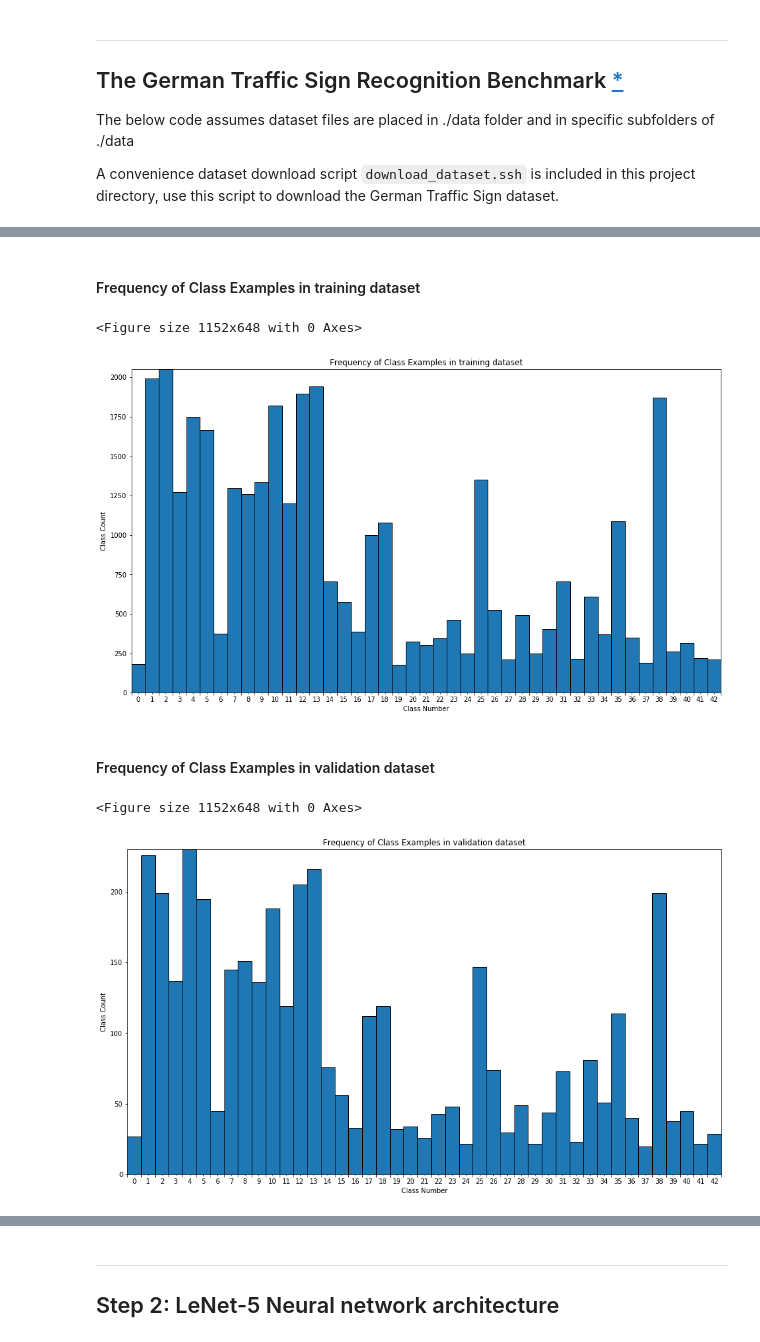
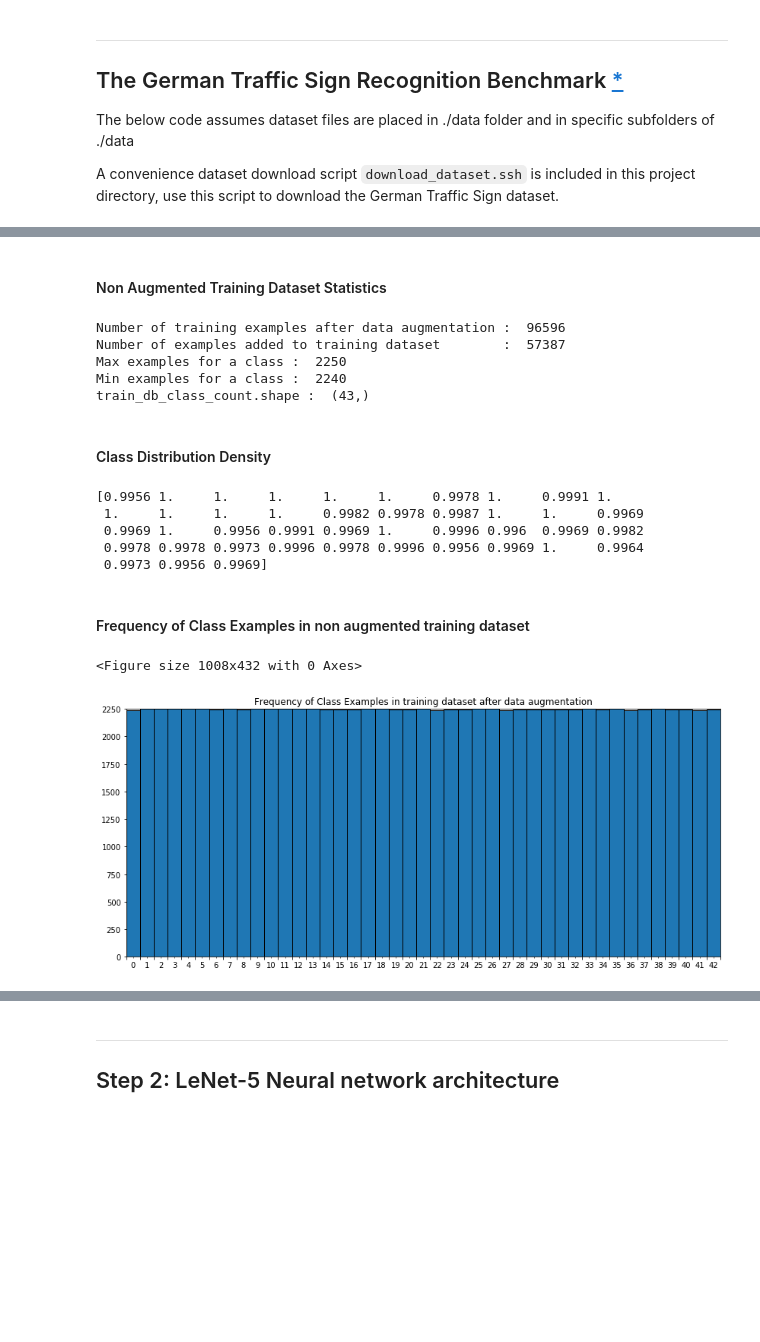
Before and after one commit to svh2811/Traffic-Sign-Recognition, a Jupyter notebook: Traffic_Sign_Classifier.ipynb, the cells around one changed output, grey strips where cells are left out. Drawn from its saved outputs; the diff is of its cells as text; code cells hidden in the pictures; blank space fills up the shorter version.

```diff
--- a/Traffic_Sign_Classifier.ipynb
+++ b/Traffic_Sign_Classifier.ipynb
@@ -59,0 +29,16 @@ dataset = get_traffic_sign_dataset();
+# %%
+from utils import *
+
+_BATCH_SIZE = 64
+_IMG_SHAPE = (32, 32, 1)
+
+class_name_dict = get_class_name_dict()
+_NUM_CLASS = 0
+for k, v in class_name_dict.items():
+    _NUM_CLASS += 1
+    print("{:03d}, {:s}".format(k, v))
+
+print("\n\n")
+print("Number of Classes : ", _NUM_CLASS)
+print("Image data shape  : ", _IMG_SHAPE)
+print("Batch Size        : ", _BATCH_SIZE)
@@ -107,14 +146,39 @@ for k, v in class_name_dict.items():
+# %% [markdown]
+#### Non Augmented Training Dataset Statistics
+# %%
+train_ds = get_dataset(training_dir)
+
+after_len_train_ds = len(train_ds["y"])
+print("Number of training examples after data augmentation : ", after_len_train_ds)
+print("Number of examples added to training dataset        : ", after_len_train_ds - before_len_train_ds)
+
+train_db_class_count = np.bincount(train_ds["y"], minlength = _NUM_CLASS)
+max_class_count = np.max(train_db_class_count)
+
+print("Max examples for a class : ", max_class_count)
+print("Min examples for a class : ", np.min(train_db_class_count))
+print("train_db_class_count.shape : ", train_db_class_count.shape)
+# %% [output]
+Number of training examples after data augmentation :  96596
+Number of examples added to training dataset        :  57387
+Max examples for a class :  2250
+Min examples for a class :  2240
+train_db_class_count.shape :  (43,)
+# %% [markdown]
+#### Class Distribution Density
+# %%
+print(train_db_class_count / max_class_count)
+# %% [output]
+[0.9956 1.     1.     1.     1.     1.     0.9978 1.     0.9991 1.
+ 1.     1.     1.     1.     0.9982 0.9978 0.9987 1.     1.     0.9969
+ 0.9969 1.     0.9956 0.9991 0.9969 1.     0.9996 0.996  0.9969 0.9982
+ 0.9978 0.9978 0.9973 0.9996 0.9978 0.9996 0.9956 0.9969 1.     0.9964
+ 0.9973 0.9956 0.9969]
 # %% [markdown]
-#### Frequency of Class Examples in training dataset
+#### Frequency of Class Examples in non augmented training dataset
 # %%
-plot_histogram(dataset["train"]["y"], 'Frequency of Class Examples in training dataset')
+plot_bar_chart(train_db_class_count,
+               'Frequency of Class Examples in training dataset after data augmentation')
 # %% [output]
-<Figure size 1152x648 with 0 Axes>
+<Figure size 1008x432 with 0 Axes>
-[figure, old version]
+[figure, new version]
-# %% [markdown]
-#### Frequency of Class Examples in validation dataset
-# %%
-plot_histogram(dataset["val"]["y"], 'Frequency of Class Examples in validation dataset')
-# %% [output]
-<Figure size 1152x648 with 0 Axes>
-[figure, removed]
```
Also changed, not shown: parts of 82 cells of this notebook, 1 other file.
